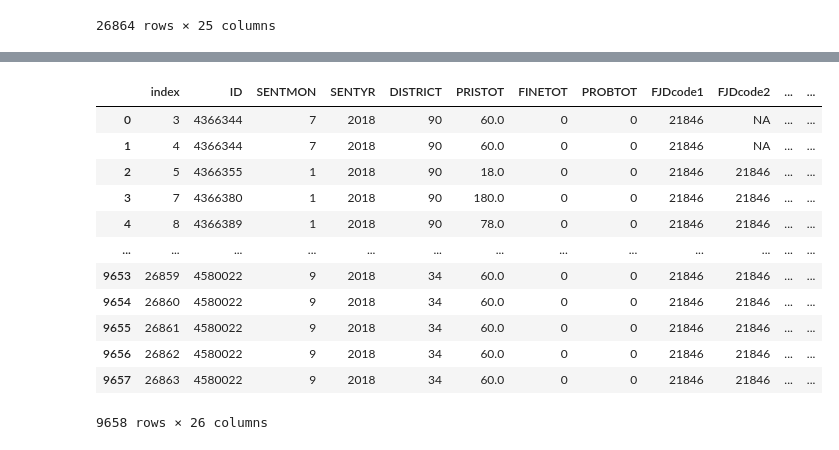
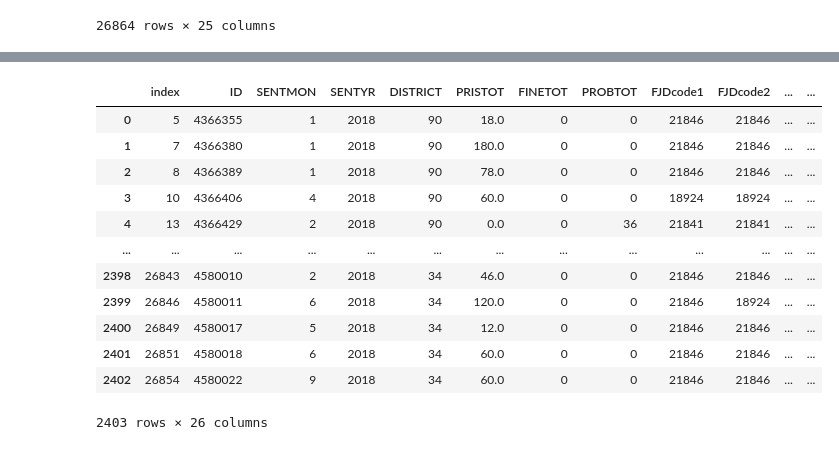
Before and after one commit to shiramichel/just-fair, a Jupyter notebook: merge_match_2018.ipynb, the cells around one changed output, grey strips where cells are left out. Saved outputs shown, nothing was run; the diff lists cells and outputs as text; code cells hidden in the pictures.

```diff
--- a/merge_match_2018.ipynb
+++ b/merge_match_2018.ipynb
@@ -26,8 +30,8 @@ See the caveats in the documentation: https://pandas.pydata.org/pandas-docs/stab
 # %%
 fjc_new = fjc_new
 # %%
-fcj_ussc = pd.merge(fjc_new, ussc_new, on=['SENTMON', 'SENTYR', 'DISTRICT', 'PRISTOT', 'FINETOT', 'PROBTOT'])
-fcj_ussc
+fjc_ussc = pd.merge(fjc_new, ussc_new, on=['SENTMON', 'SENTYR', 'DISTRICT', 'PRISTOT', 'FINETOT', 'PROBTOT'])
+fjc_ussc
 # %% [output]
 |  | ID | SENTMON | SENTYR | DISTRICT | PRISTOT | FINETOT | PROBTOT | FJDcode1 | FJDcode2 | FJDcode3 | ... | ... |
 | 0 | 4366204 | 9 | 2018 | 90 | 42.0 | 0 | 0 | 181957 | 181344 | 181014 | ... | ... |
@@ -61,0 +68,4 @@ fcj_ussc
+# %%
+fjc_ussc = fjc_ussc.drop_duplicates(subset=['ID'], keep='first')
+fjc_ussc = fjc_ussc.drop_duplicates(subset='USSCIDN', keep='first')
+fjc_ussc
@@ -72,22 +96,22 @@ for i in range(len(fcj_ussc)):
             no_match.append(i)
             break
 # %%
-matched_1 = fcj_ussc.iloc[matched,:]
+matched_1 = fjc_ussc.iloc[matched,:]
 matched_1.reset_index()
 # %% [output]
 |  | index | ID | SENTMON | SENTYR | DISTRICT | PRISTOT | FINETOT | PROBTOT | FJDcode1 | FJDcode2 | ... | ... |
-| 0 | 3 | 4366344 | 7 | 2018 | 90 | 60.0 | 0 | 0 | 21846 | NA | ... | ... |
-| 1 | 4 | 4366344 | 7 | 2018 | 90 | 60.0 | 0 | 0 | 21846 | NA | ... | ... |
-| 2 | 5 | 4366355 | 1 | 2018 | 90 | 18.0 | 0 | 0 | 21846 | 21846 | ... | ... |
-| 3 | 7 | 4366380 | 1 | 2018 | 90 | 180.0 | 0 | 0 | 21846 | 21846 | ... | ... |
-| 4 | 8 | 4366389 | 1 | 2018 | 90 | 78.0 | 0 | 0 | 21846 | 21846 | ... | ... |
+| 0 | 5 | 4366355 | 1 | 2018 | 90 | 18.0 | 0 | 0 | 21846 | 21846 | ... | ... |
+| 1 | 7 | 4366380 | 1 | 2018 | 90 | 180.0 | 0 | 0 | 21846 | 21846 | ... | ... |
+| 2 | 8 | 4366389 | 1 | 2018 | 90 | 78.0 | 0 | 0 | 21846 | 21846 | ... | ... |
+| 3 | 10 | 4366406 | 4 | 2018 | 90 | 60.0 | 0 | 0 | 18924 | 18924 | ... | ... |
+| 4 | 13 | 4366429 | 2 | 2018 | 90 | 0.0 | 0 | 36 | 21841 | 21841 | ... | ... |
 | ... | ... | ... | ... | ... | ... | ... | ... | ... | ... | ... | ... | ... |
-| 9653 | 26859 | 4580022 | 9 | 2018 | 34 | 60.0 | 0 | 0 | 21846 | 21846 | ... | ... |
-| 9654 | 26860 | 4580022 | 9 | 2018 | 34 | 60.0 | 0 | 0 | 21846 | 21846 | ... | ... |
-| 9655 | 26861 | 4580022 | 9 | 2018 | 34 | 60.0 | 0 | 0 | 21846 | 21846 | ... | ... |
-| 9656 | 26862 | 4580022 | 9 | 2018 | 34 | 60.0 | 0 | 0 | 21846 | 21846 | ... | ... |
-| 9657 | 26863 | 4580022 | 9 | 2018 | 34 | 60.0 | 0 | 0 | 21846 | 21846 | ... | ... |
+| 2398 | 26843 | 4580010 | 2 | 2018 | 34 | 46.0 | 0 | 0 | 21846 | 21846 | ... | ... |
+| 2399 | 26846 | 4580011 | 6 | 2018 | 34 | 120.0 | 0 | 0 | 21846 | 18924 | ... | ... |
+| 2400 | 26849 | 4580017 | 5 | 2018 | 34 | 12.0 | 0 | 0 | 21846 | 21846 | ... | ... |
+| 2401 | 26851 | 4580018 | 6 | 2018 | 34 | 60.0 | 0 | 0 | 21846 | 21846 | ... | ... |
+| 2402 | 26854 | 4580022 | 9 | 2018 | 34 | 60.0 | 0 | 0 | 21846 | 21846 | ... | ... |
-9658 rows × 26 columns
+2403 rows × 26 columns
 # %%
 unmatched = pd.merge(fjc_new, ussc_new, on=['SENTMON', 'SENTYR', 'DISTRICT', 'PRISTOT', 'FINETOT', 'PROBTOT'], how='outer')
 unmatched
```
Also changed, not shown: parts of 31 cells of this notebook.
